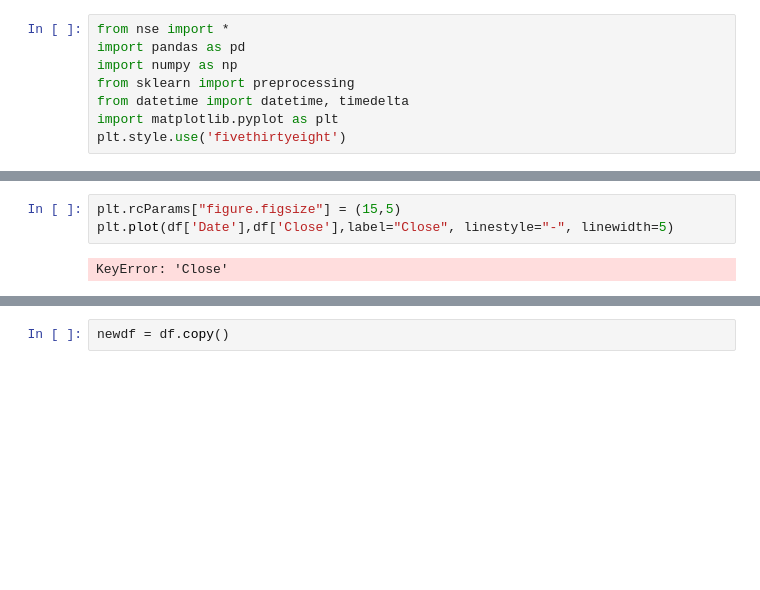
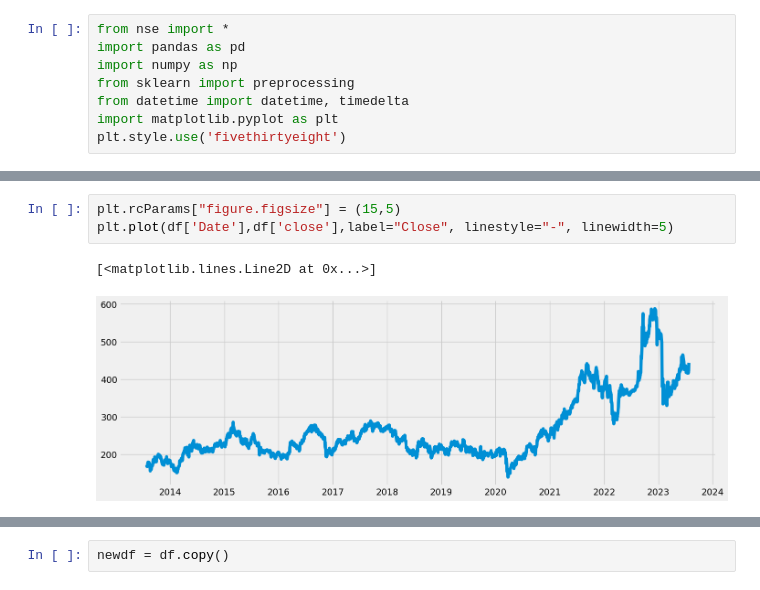
Before and after one commit to DarkMatter-999/Stock-Prediciton-ML, a Jupyter notebook: AlgorithmicTrading.ipynb, the cells around one changed output, grey strips where cells are left out. Saved outputs shown, nothing was run; the diff lists cells and outputs as text; blank space fills up the shorter version.

```diff
--- a/AlgorithmicTrading.ipynb
+++ b/AlgorithmicTrading.ipynb
@@ -38,6 +40,7 @@ df.head()
 # %%
 plt.rcParams["figure.figsize"] = (15,5)
-plt.plot(df['Date'],df['Close'],label="Close", linestyle="-", linewidth=5)
+plt.plot(df['Date'],df['close'],label="Close", linestyle="-", linewidth=5)
 # %% [output]
-KeyError: 'Close'
+[<matplotlib.lines.Line2D at 0x...>]
+[figure, added]
 # %%
```
Also changed, not shown: parts of 11 cells of this notebook, 8 other files.
